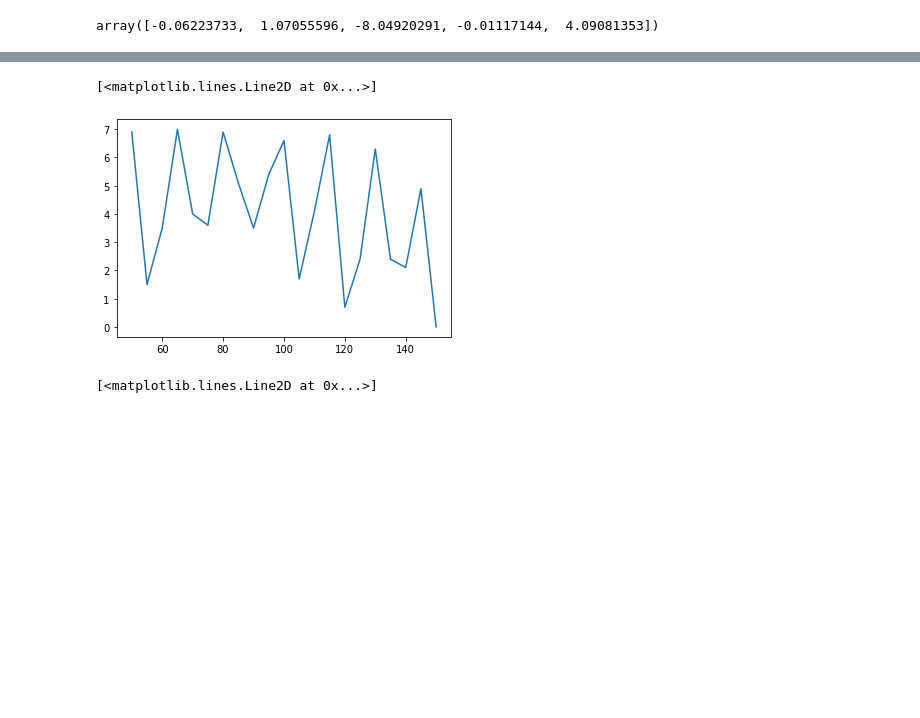
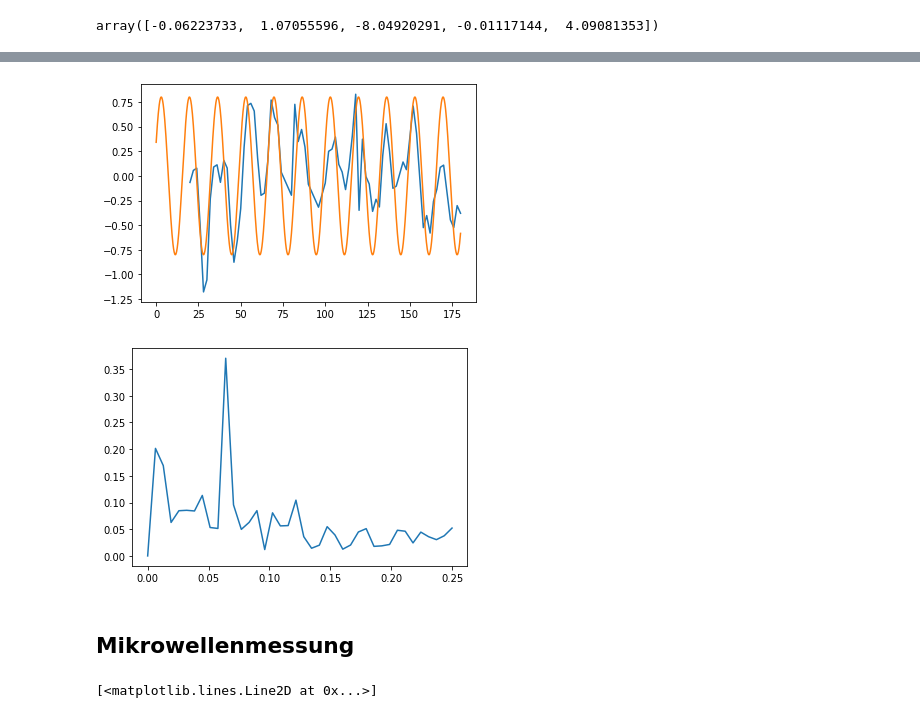
Before and after one commit to hakrac/praktikum, a Jupyter notebook: Mikrowellen/main.ipynb, the cells around one changed output, grey strips where cells are left out. Drawn from its saved outputs; the diff is of its cells as text; code cells hidden in the pictures; blank space fills up the shorter version.

```diff
--- a/Mikrowellen/main.ipynb
+++ b/Mikrowellen/main.ipynb
@@ -2,3 +2,23 @@
 import numpy as np
 import pandas as pd
 import matplotlib.pyplot as plt
+import scipy.fftpack
+import math
+
+def fft(t, x):
+    # Number of samplepoints
+    N = len(x)
+    # sample spacing
+    T = t[1] - t[0] # constant spacing
+    # x = np.linspace(0.0, N*T, N)
+    # y = np.sin(50.0 * 2.0*np.pi*x) + 0.5*np.sin(80.0 * 2.0*np.pi*x)
+    yf = scipy.fftpack.fft(x)
+    xf = np.linspace(0.0, 1.0/(2.0*T), N//2)
+    a = 2.0/N * np.abs(yf[:N//2])
+    i = np.argmax(a)
+    # return xf[i]
+
+
+    fig, ax = plt.subplots()
+    ax.plot(xf, 2.0/N * np.abs(yf[:N//2]))
+    plt.show()
@@ -33,9 +83,17 @@ plt.plot(X, Y)
+# %%
+y_bar = y - lin_func(x, *lin_popt)
+plt.plot(x, y_bar)
+X_hat = np.linspace(0, 180, 1000)
+plt.plot(X_hat, np.cos((X_hat - 3) * 2 * np.pi * 0.06) * 0.8)
+
+fft(x, y_bar)
+# %% [output]
+[figure, added]
+[figure, added]
+# %% [markdown]
+## Mikrowellenmessung
 # %%
 df_m = pd.read_csv("./mikrowelle.csv", sep=";")
-plt.plot(df_m["z"].values, df_m["U"].values)
-# %% [output]
-[<matplotlib.lines.Line2D at 0x...>]
-[figure, removed]
 # %%
 from scipy.optimize import curve_fit
 
```
Also changed, not shown: parts of 13 cells of this notebook.
